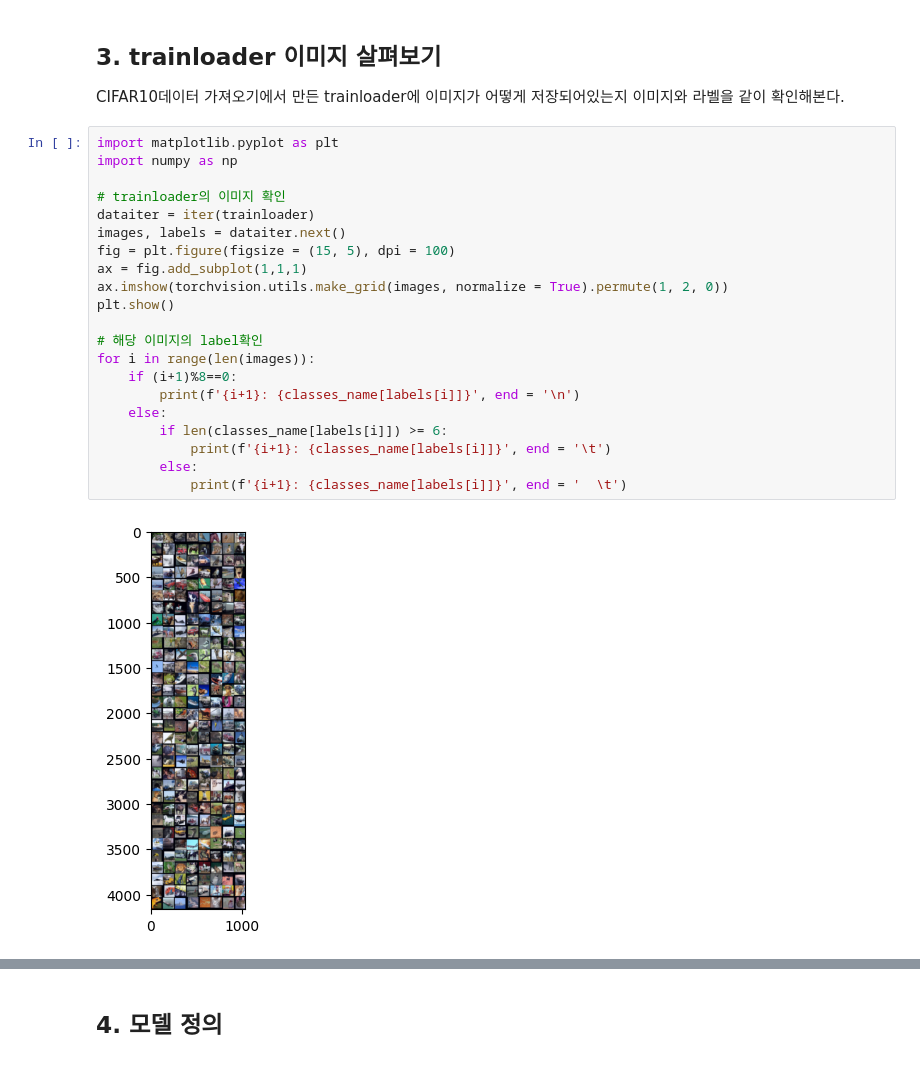
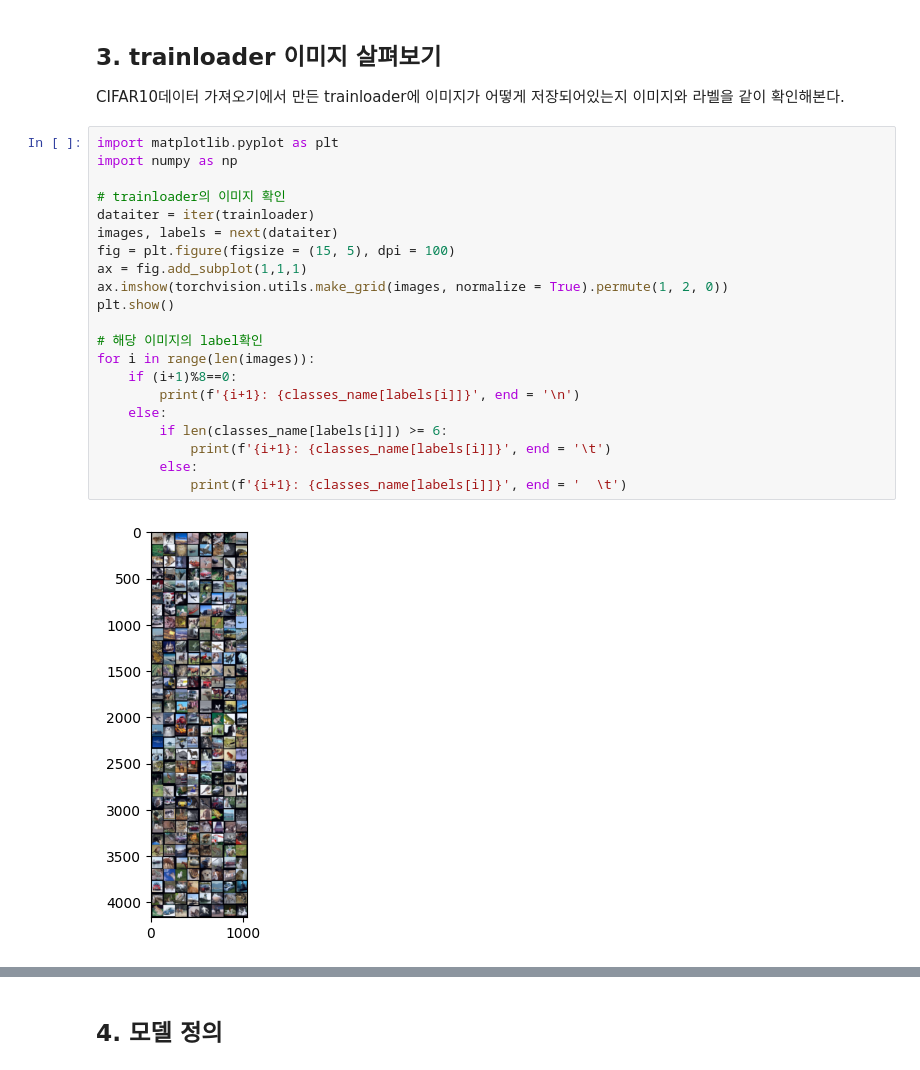
Before and after one commit to dh610/Advanced-AI, a Jupyter notebook: Practice2.ipynb, the cells around one changed output, grey strips where cells are left out. Drawn from its saved outputs; the diff is of its cells as text.

```diff
--- a/Practice2.ipynb
+++ b/Practice2.ipynb
@@ -120,23 +120,23 @@ CIFAR10데이터 가져오기에서 만든 trainloader에 이미지가 어떻게
 # %%
 import matplotlib.pyplot as plt
 import numpy as np
 
 # trainloader의 이미지 확인
 dataiter = iter(trainloader)
-images, labels = dataiter.next()
+images, labels = next(dataiter)
 fig = plt.figure(figsize = (15, 5), dpi = 100)
 ax = fig.add_subplot(1,1,1)
 ax.imshow(torchvision.utils.make_grid(images, normalize = True).permute(1, 2, 0))
 plt.show()
 
 # 해당 이미지의 label확인
 for i in range(len(images)):
     if (i+1)%8==0:
         print(f'{i+1}: {classes_name[labels[i]]}', end = '\n')
     else:
         if len(classes_name[labels[i]]) >= 6:
             print(f'{i+1}: {classes_name[labels[i]]}', end = '\t')
         else:
             print(f'{i+1}: {classes_name[labels[i]]}', end = '  \t')
 # %% [output]
-[figure, old version]
+[figure, new version]
```
Also changed, not shown: parts of 3 cells of this notebook.
